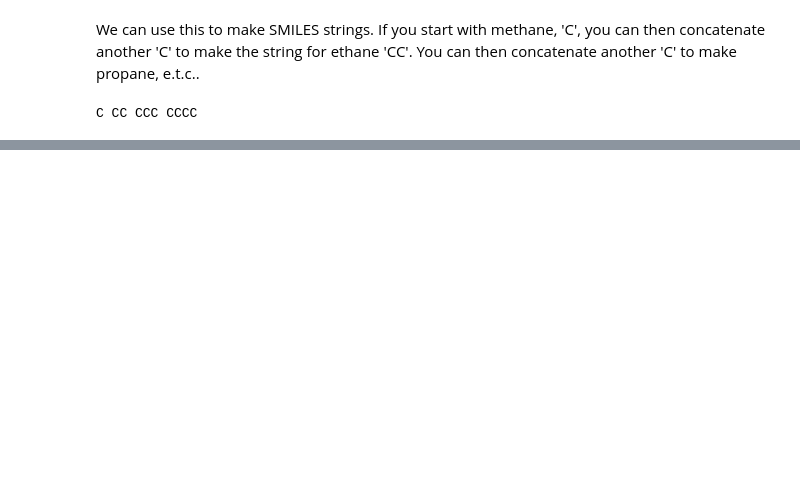
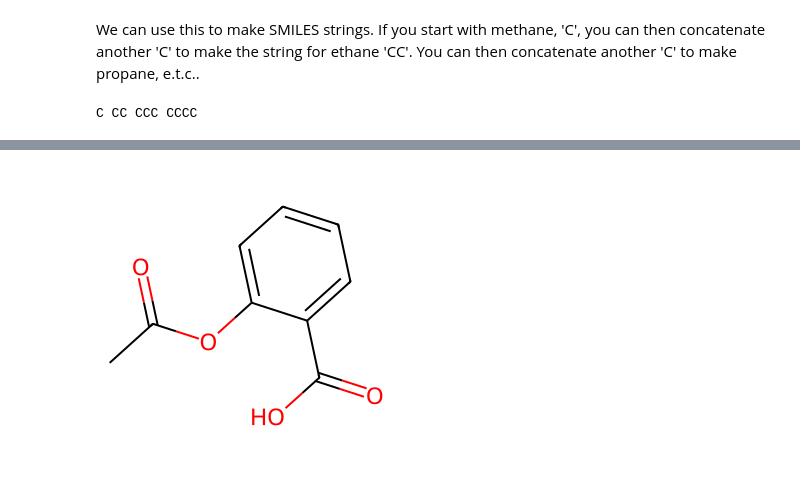
Before and after one commit to jogrundy/Wellington, a Jupyter notebook: Lesson_2_teachers.ipynb, the cells around one changed output, grey strips where cells are left out. Drawn from its saved outputs; the diff is of its cells as text; code cells hidden in the pictures; blank space fills up the shorter version.

```diff
--- a/Lesson_2_teachers.ipynb
+++ b/Lesson_2_teachers.ipynb
@@ -287,0 +290,8 @@ C10H22O 158.17
+# %%
+from rdkit import Chem
+from rdkit.Chem import Draw
+asp_smiles = 'O=C(C)Oc1ccccc1C(=O)O'
+aspirin=Chem.MolFromSmiles(asp_smiles)
+Draw.MolToImage(aspirin)
+# %% [output]
+[figure, added]
```
Also changed, not shown: parts of 99 cells of this notebook, 1 other file.
